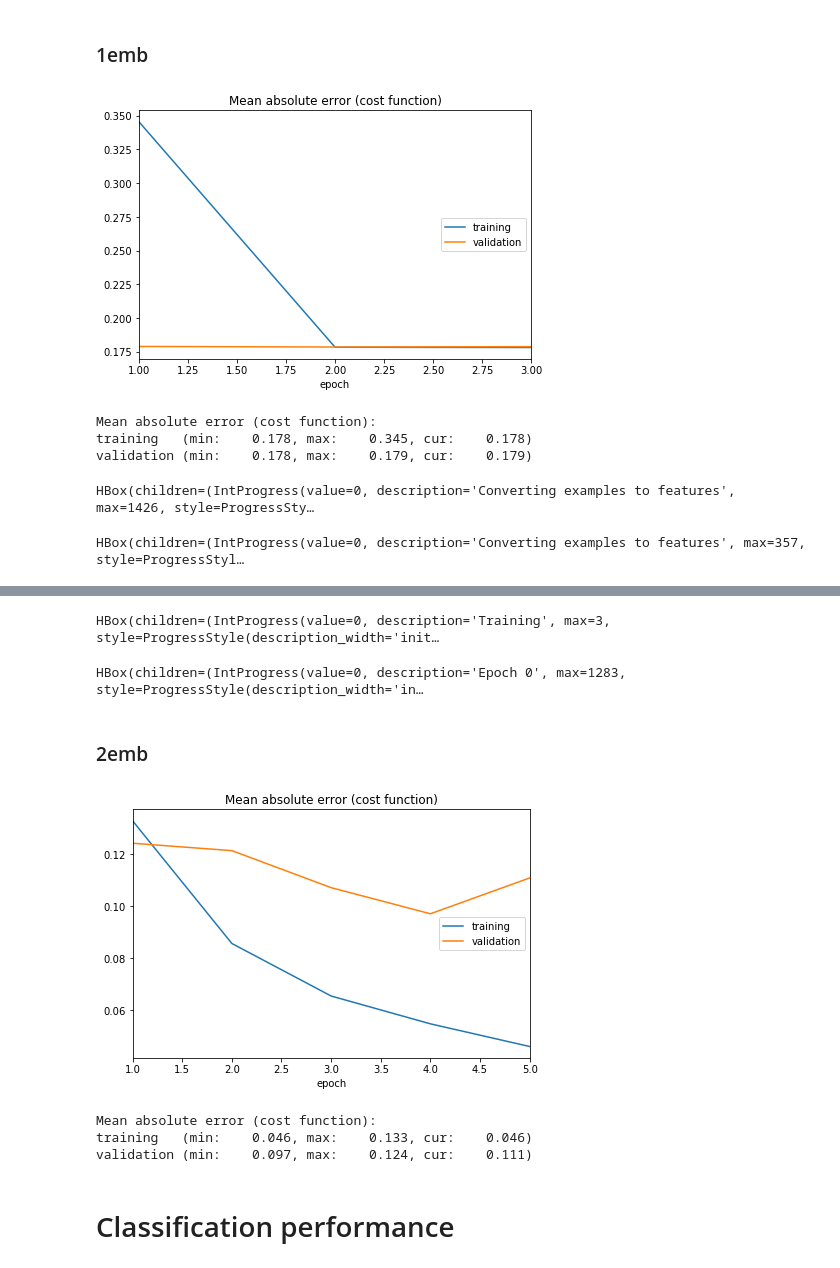
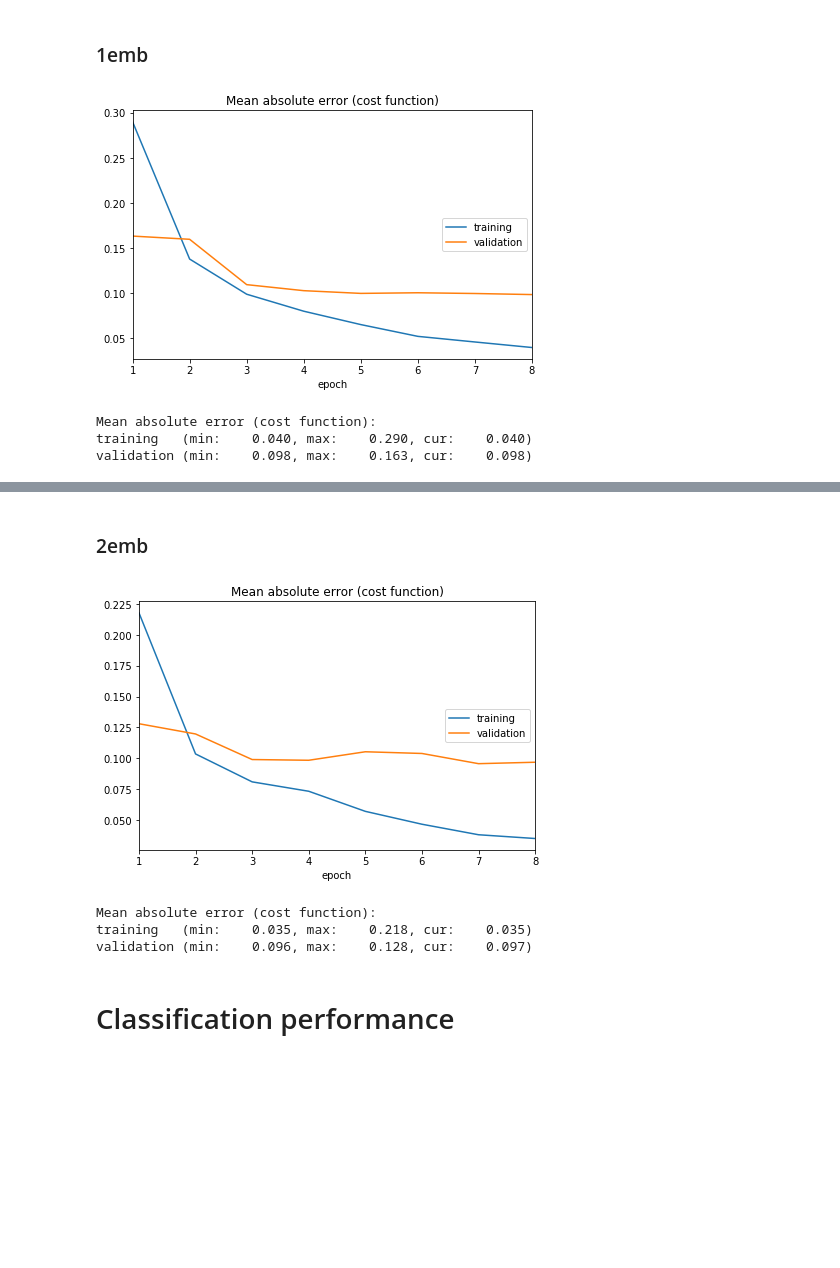
Before and after one commit to sungjinnam/contextual_informativeness, a Jupyter notebook: cntx_targ_attention2-bert-hyperparams.ipynb, the cells around one changed output, grey strips where cells are left out. Saved outputs shown, nothing was run; the diff lists cells and outputs as text; code cells hidden in the pictures; blank space fills up the shorter version.

```diff
--- a/cntx_targ_attention2-bert-hyperparams.ipynb
+++ b/cntx_targ_attention2-bert-hyperparams.ipynb
@@ -233,7 +233,7 @@ y_type = 'bws'
 # %% [markdown]
 ## /w attention (finetune BERT)
 # %%
-NUM_ITER = [2,3,5]
+NUM_ITER = [2,3,5,8]
 LEARNING_RATE = [1e-3, 1e-4, 5e-5, 3e-5, 1e-5]
 BATCH_SIZE = [16, 32]
 # %% [markdown]
@@ -241,21 +241,19 @@ BATCH_SIZE = [16, 32]
 # %%
 # _l_rate = 5e-5
 # _num_iter = 3
 # _batch_size = 16
 
 for _l_rate in LEARNING_RATE:
     for _batch_size in BATCH_SIZE:
         for _num_iter in NUM_ITER:
             gkf_split = gkf1.split(df_cloze['sentence'], groups=df_cloze['targ'])
             train_bertmod_cv(X, y, False,
                              gkf_split, True, True, False,
-                             "./model_weights/finetune/bert/1emb/model_bert_notarg_wtattn_"+y_type+"_cvTwrd"+"_i"+str(_num_iter)+"_b"+str(_batch_size)+"_lr"+str(_l_rate),
+                             None, # "./model_weights/finetune/bert/1emb/model_bert_notarg_wtattn_"+y_type+"_cvTwrd"+"_i"+str(_num_iter)+"_b"+str(_batch_size)+"_lr"+str(_l_rate),
                              "./model_predict/finetune/bert/1emb/preds_bert_notarg_wtattn_"+y_type+"_cvTwrd"+"_i"+str(_num_iter)+"_b"+str(_batch_size)+"_lr"+str(_l_rate),
                              MAX_SEQ_LEN, _l_rate, _num_iter, _batch_size)
 # %% [output]
-[figure, old version]
+[figure, new version]
 Mean absolute error (cost function):
-training   (min:    0.178, max:    0.345, cur:    0.178)
-validation (min:    0.178, max:    0.179, cur:    0.179)
+training   (min:    0.040, max:    0.290, cur:    0.040)
+validation (min:    0.098, max:    0.163, cur:    0.098)
-HBox(children=(IntProgress(value=0, description='Converting examples to features', max=1426, style=ProgressSty…
-HBox(children=(IntProgress(value=0, description='Converting examples to features', max=357, style=ProgressStyl…
@@ -265,5 +260,3 @@ WARNING: Entity <bound method AttentionLayer.call of <layers.attention.Attention
-HBox(children=(IntProgress(value=0, description='Training', max=3, style=ProgressStyle(description_width='init…
-HBox(children=(IntProgress(value=0, description='Epoch 0', max=1283, style=ProgressStyle(description_width='in…
 # %% [markdown]
 ### 2emb
 # %%
@@ -277,14 +270,14 @@ for _l_rate in LEARNING_RATE:
             gkf_split = gkf1.split(df_cloze['sentence'], groups=df_cloze['targ'])
             train_bertmod_cv(X, y, False,
                              gkf_split, True, True, True,
-                             "./model_weights/finetune/bert/2emb/model_bert_notarg_wtattn_"+y_type+"_cvTwrd"+"_i"+str(_num_iter)+"_b"+str(_batch_size)+"_lr"+str(_l_rate),
+                             None, # "./model_weights/finetune/bert/2emb/model_bert_notarg_wtattn_"+y_type+"_cvTwrd"+"_i"+str(_num_iter)+"_b"+str(_batch_size)+"_lr"+str(_l_rate),
                              "./model_predict/finetune/bert/2emb/preds_bert_notarg_wtattn_"+y_type+"_cvTwrd"+"_i"+str(_num_iter)+"_b"+str(_batch_size)+"_lr"+str(_l_rate),
                              MAX_SEQ_LEN, _l_rate, _num_iter, _batch_size)
 # %% [output]
-[figure, old version]
+[figure, new version]
 Mean absolute error (cost function):
-training   (min:    0.046, max:    0.133, cur:    0.046)
-validation (min:    0.097, max:    0.124, cur:    0.111)
+training   (min:    0.035, max:    0.218, cur:    0.035)
+validation (min:    0.096, max:    0.128, cur:    0.097)
 # %% [markdown]
 # Classification performance
 # %%
```
Also changed, not shown: parts of 19 cells of this notebook, 18 other files.
